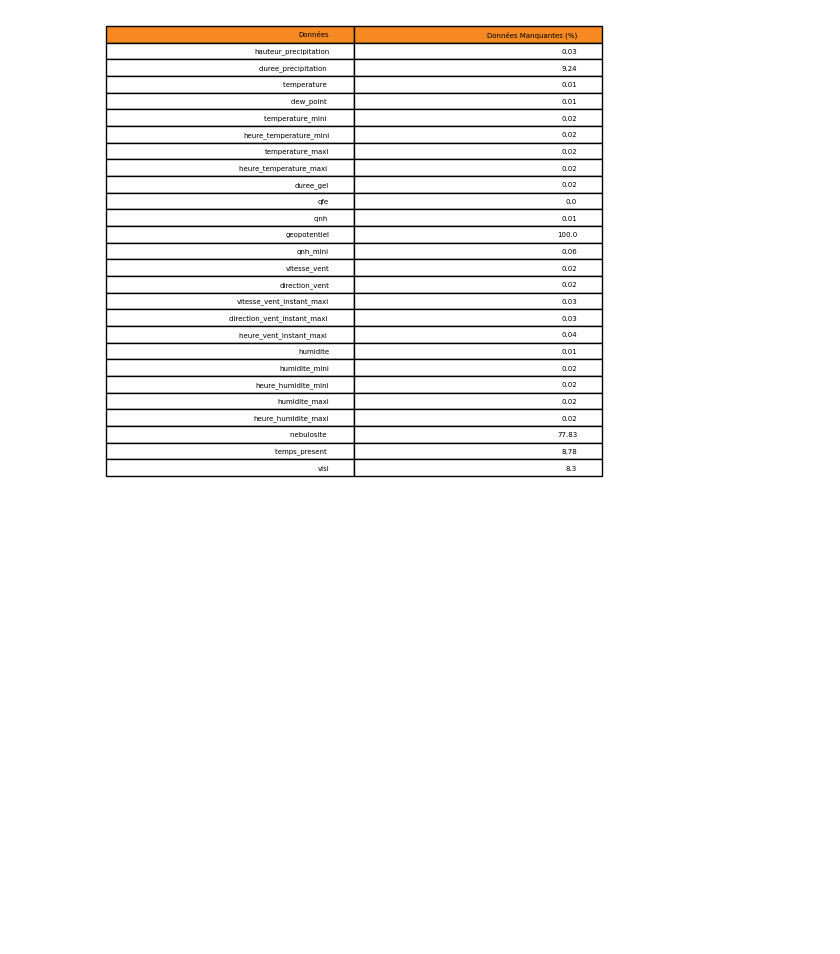
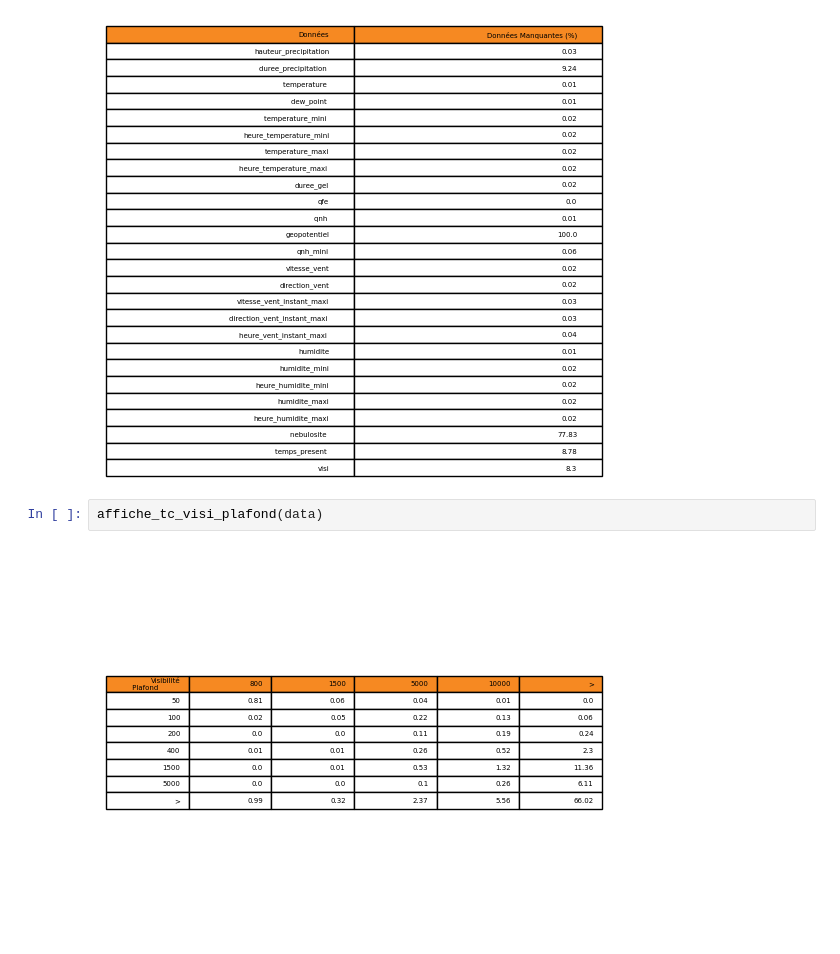
Before and after one commit to leosamuel64/PT_ClimatoAero, a Jupyter notebook: Exemples.ipynb, the cells around one changed output. Cells and saved outputs as stored; diff of their text form; blank space fills up the shorter version.

```diff
--- a/Exemples.ipynb
+++ b/Exemples.ipynb
@@ -37,3 +37,7 @@ trace_limitations(data,acft,ad,30)
 trace_donnees_manquantes(data)
 # %% [output]
 [figure]
+# %%
+affiche_tc_visi_plafond(data)
+# %% [output]
+[figure, added]
```
Also changed, not shown: 7 other files.
